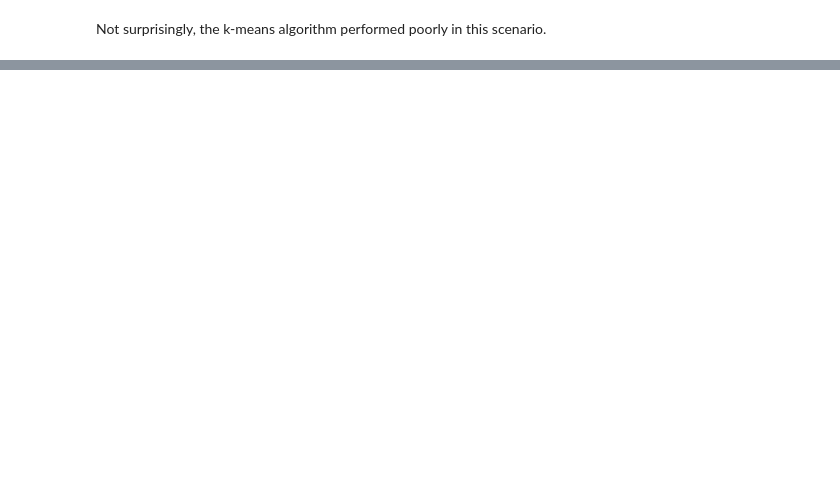
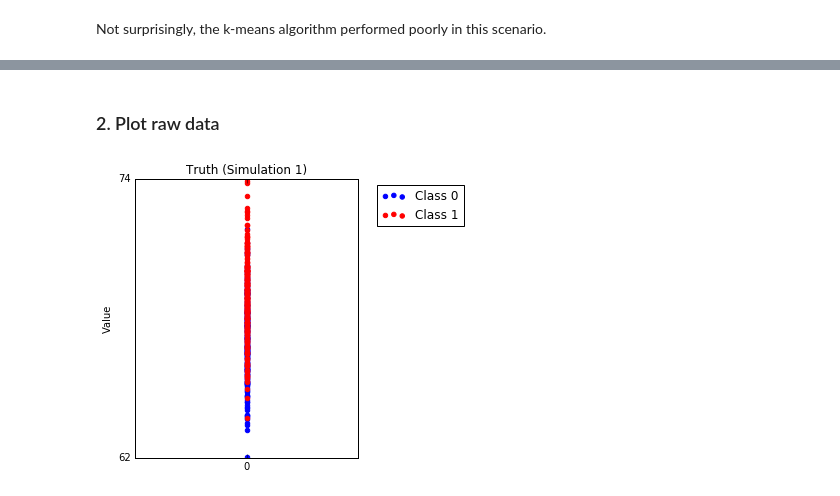
Before and after one commit to neurodata/checklists, a Jupyter notebook: Tutorials/Python/code_example.ipynb, the cells around one changed output, grey strips where cells are left out. Drawn from its saved outputs; the diff is of its cells as text; code cells hidden in the pictures; blank space fills up the shorter version.

Commit message:
added real data analysis

```diff
--- a/Tutorials/Python/code_example.ipynb
+++ b/Tutorials/Python/code_example.ipynb
@@ -391,0 +408,21 @@ Not surprisingly, the k-means algorithm performed poorly in this scenario.
+# %% [markdown]
+### 2. Plot raw data
+# %%
+import csv
+f = open('height_weight.csv')
+
+A = []
+y = []
+reader = csv.reader(f)
+for line in reader:
+    A += [float(line[0])]
+    y += [float(line[1])]
+
+y = 1*(y > np.median(y))
+
+A = np.array(A)
+y = np.array(y)
+
+plotsimdata(A, y)
+# %% [output]
+[figure, added]
```
Also changed, not shown: parts of 11 cells of this notebook, 1 other file.
